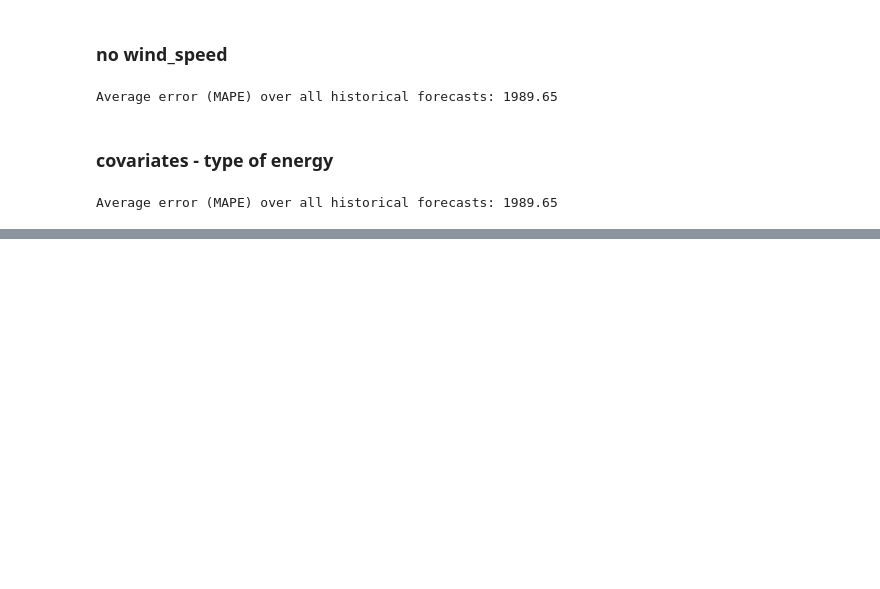
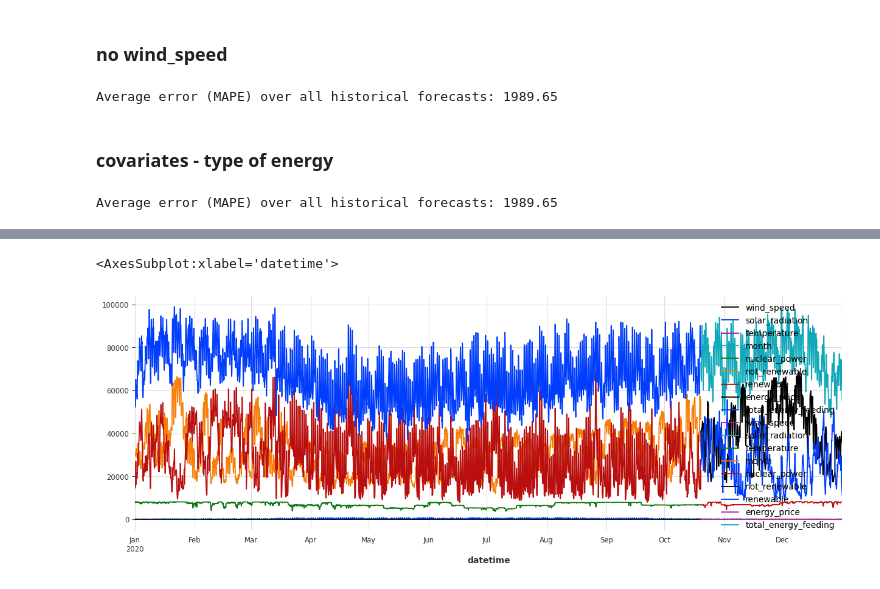
Before and after one commit to M-123-456/team-6-energy-costs, a Jupyter notebook: correlationBekki.ipynb, the cells around one changed output, grey strips where cells are left out. Drawn from its saved outputs; the diff is of its cells as text; code cells hidden in the pictures; blank space fills up the shorter version.

```diff
--- a/correlationBekki.ipynb
+++ b/correlationBekki.ipynb
@@ -1156,0 +1144,12 @@ False
+# %%
+splitting_point = (int(len(df)*0.20))
+
+# Set aside the second half of series as a validation series
+train_data, test_data = df[:-splitting_point], df[-splitting_point:]
+# %%
+fig, ax = plt.subplots(figsize =(15, 5))
+train_data.plot(ax=ax, label = 'Training Set')
+test_data.plot(ax=ax, label = 'Testing Set')
+# %% [output]
+<AxesSubplot:xlabel='datetime'>
+[figure, added]
```
Also changed, not shown: parts of 70 cells of this notebook.
